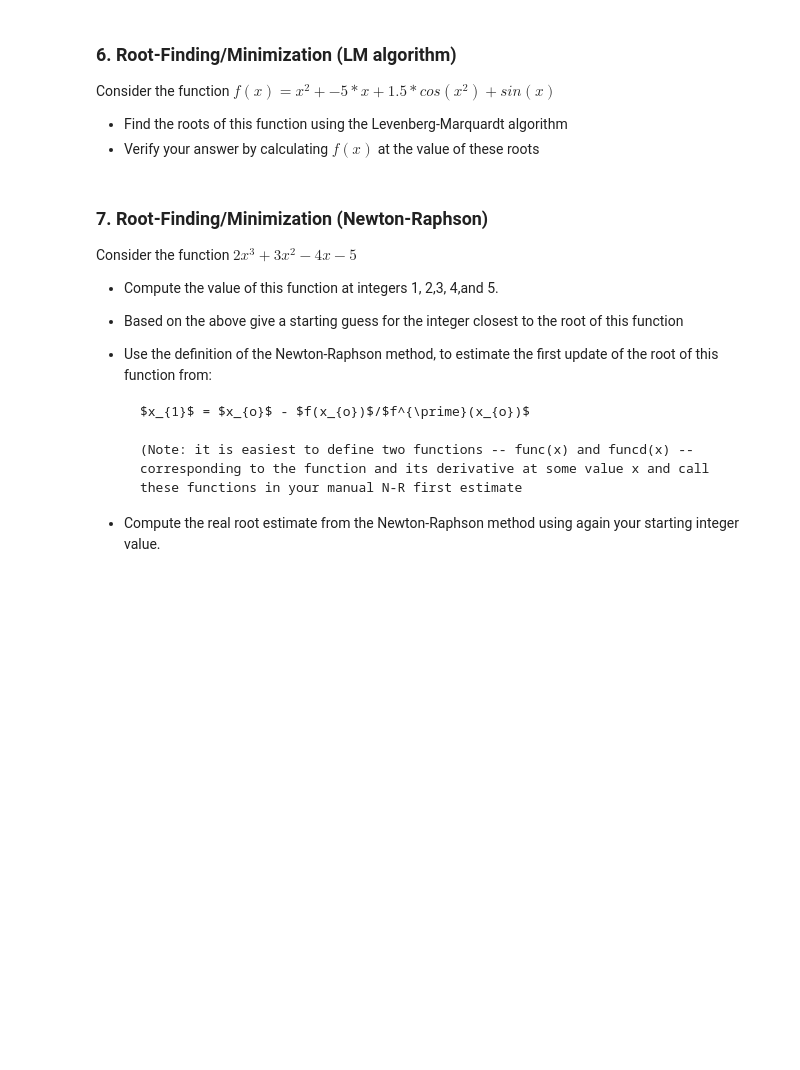
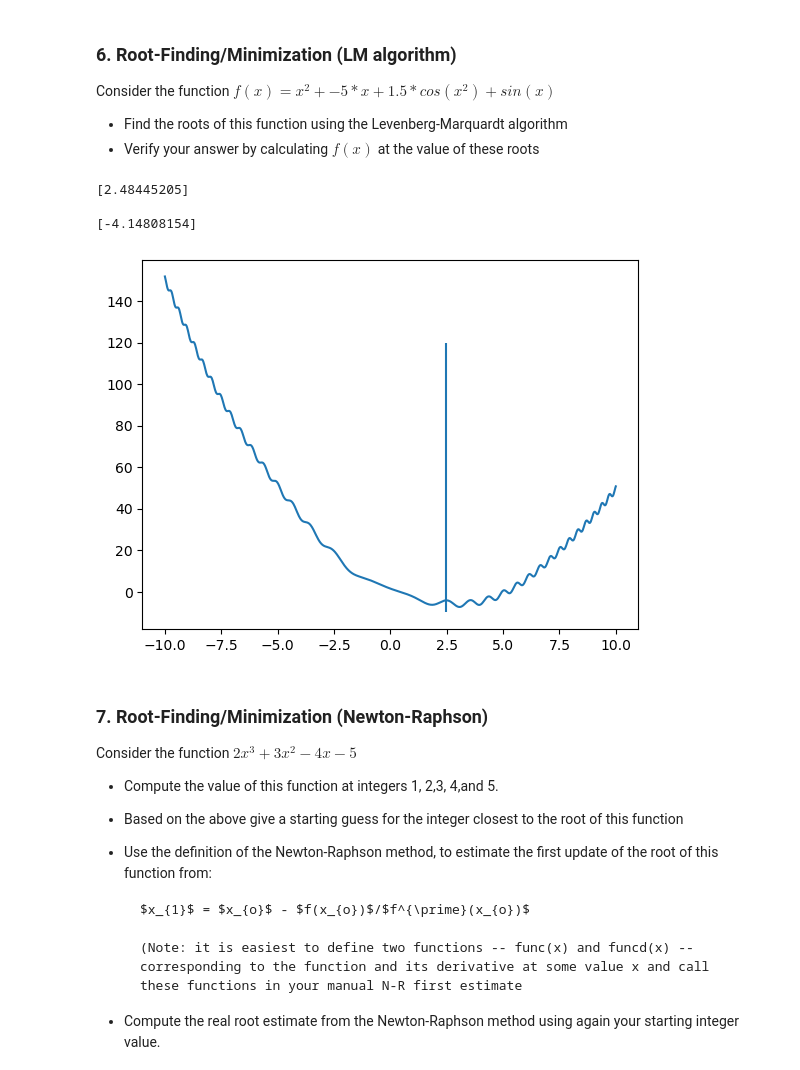
Before and after one commit to astroseandillon/Python-for-data-analysis, a Jupyter notebook: Dillon_Sean_HW_W6.ipynb, the cells around one changed output. Drawn from its saved outputs; the diff is of its cells as text; code cells hidden in the pictures; blank space fills up the shorter version.

```diff
--- a/Dillon_Sean_HW_W6.ipynb
+++ b/Dillon_Sean_HW_W6.ipynb
@@ -330,6 +320,26 @@ Consider the function $f(x) = x^{2}+-5*x+1.5*cos(x^{2}) + sin(x)$
 
 * Find the roots of this function using the Levenberg-Marquardt algorithm
 * Verify your answer by calculating $f(x)$ at the value of these roots
+# %%
+import numpy as np
+from scipy import optimize
+import matplotlib.pyplot as plt
+
+func = lambda x: x**2 + -5*x + 1.5*np.cos(x**2) + np.sin(x)
+sol = optimize.root(func, 2.0, method='lm')
+
+print(sol.x)
+print('')
+print(func(sol.x))
+xvals = np.linspace(-10,10,1000)
+plt.plot(xvals,func(xvals))
+plt.vlines(sol.x, -10,120)
+plt.show()
+# %% [output]
+[2.48445205]
+
+[-4.14808154]
+[figure, added]
 # %% [markdown]
 ### 7. Root-Finding/Minimization (Newton-Raphson)
 
```
Also changed, not shown: parts of 2 cells of this notebook.
